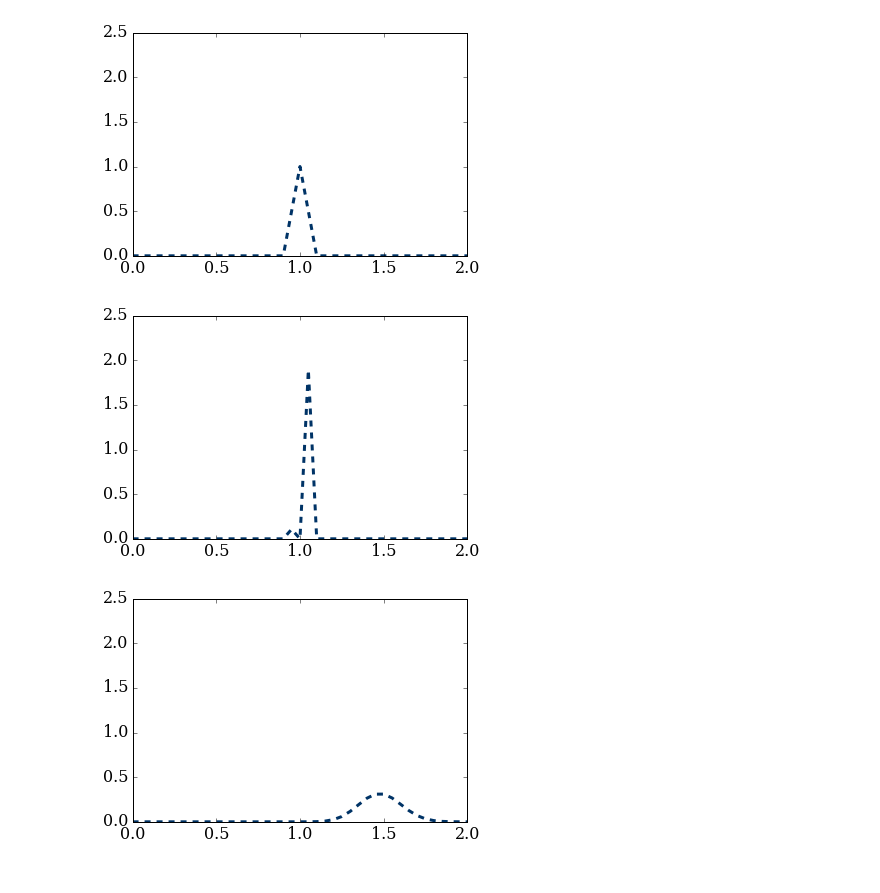
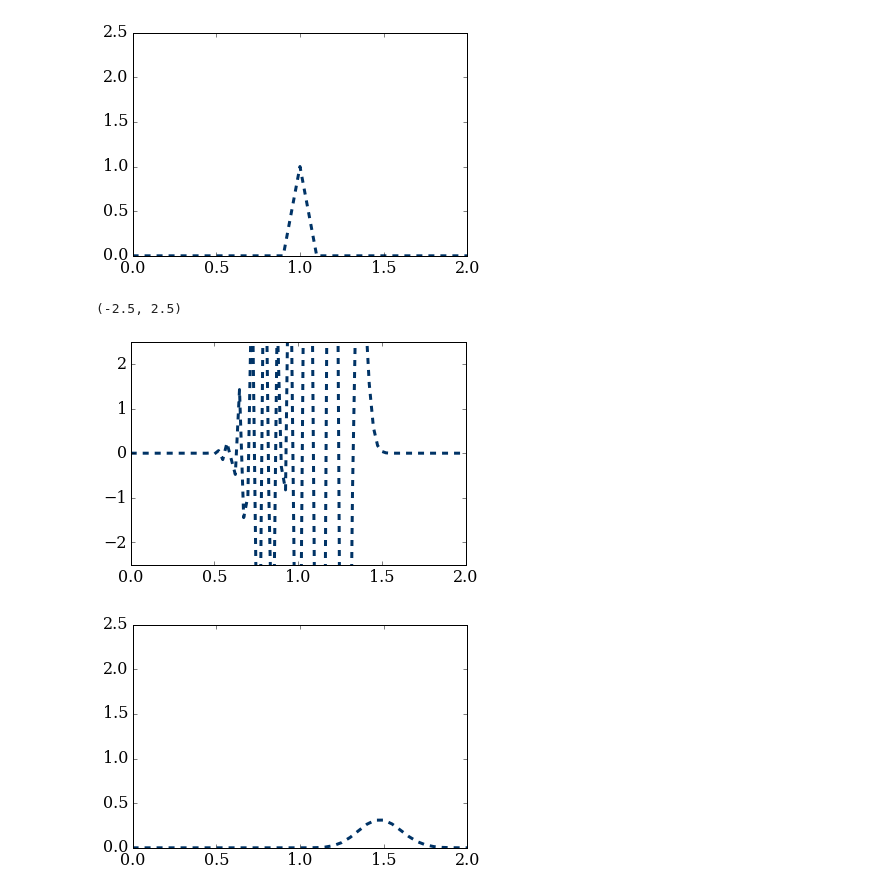
Before and after one commit to yueyang1992/MAE6286, a Jupyter notebook: sep20.ipynb, the cells around one changed output. Drawn from its saved outputs; the diff is of its cells as text; code cells hidden in the pictures.

```diff
--- a/sep20.ipynb
+++ b/sep20.ipynb
@@ -32,7 +32,7 @@ for i in range N:
 # %% [output]
 SyntaxError: invalid syntax (<ipython-input-5-d15e043be71d>, line 1)
 # %%
-nx = 41
+nx = 81
 dx = 2/(nx-1)
 nt = 25
 dt = 0.02
@@ -53,12 +53,13 @@ pyplot.ylim(0,2.5);
 # %%
 for n in range(nt):
     un = u.copy()
-    u[1:-1] = un[1:-1]-un[1:-1]*dt/(2*dx)*(un[2:]-un[0:-2])
+    u[1:-1] = un[1:-1]-c*dt/(2*dx)*(un[2:]-un[0:-2])
 # %%
-pyplot.plot(x, u, color='#003366', ls='--', lw=3)
-pyplot.ylim(0,2.5);
+pyplot.plot(x, u, color='#003366',ls='--', lw=3)
+pyplot.ylim(-2.5,2.5)
 # %% [output]
+(-2.5, 2.5)
-[figure, old version]
+[figure, new version]
 # %%
 for n in range(1,nt):
     un = u.copy()
```
